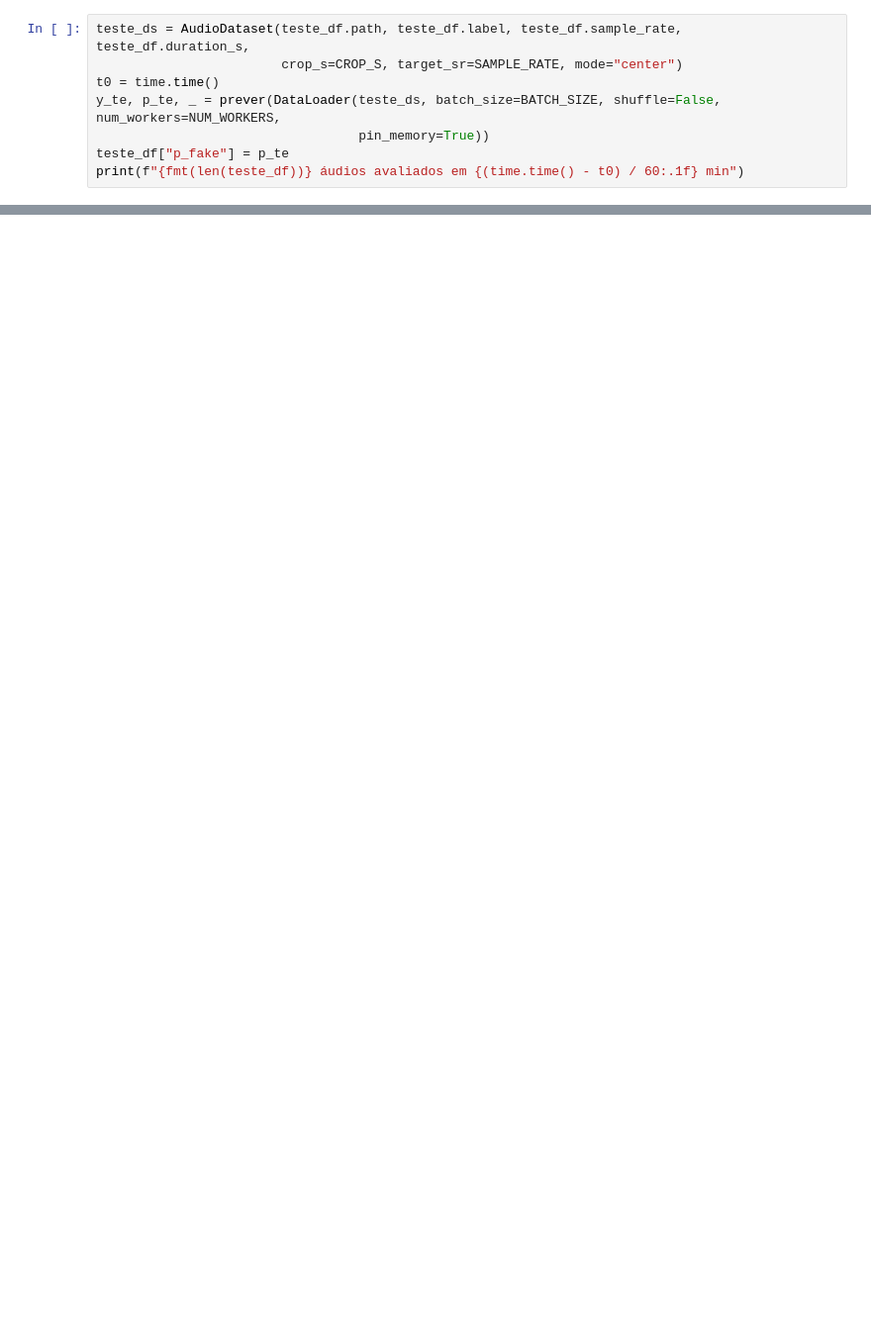
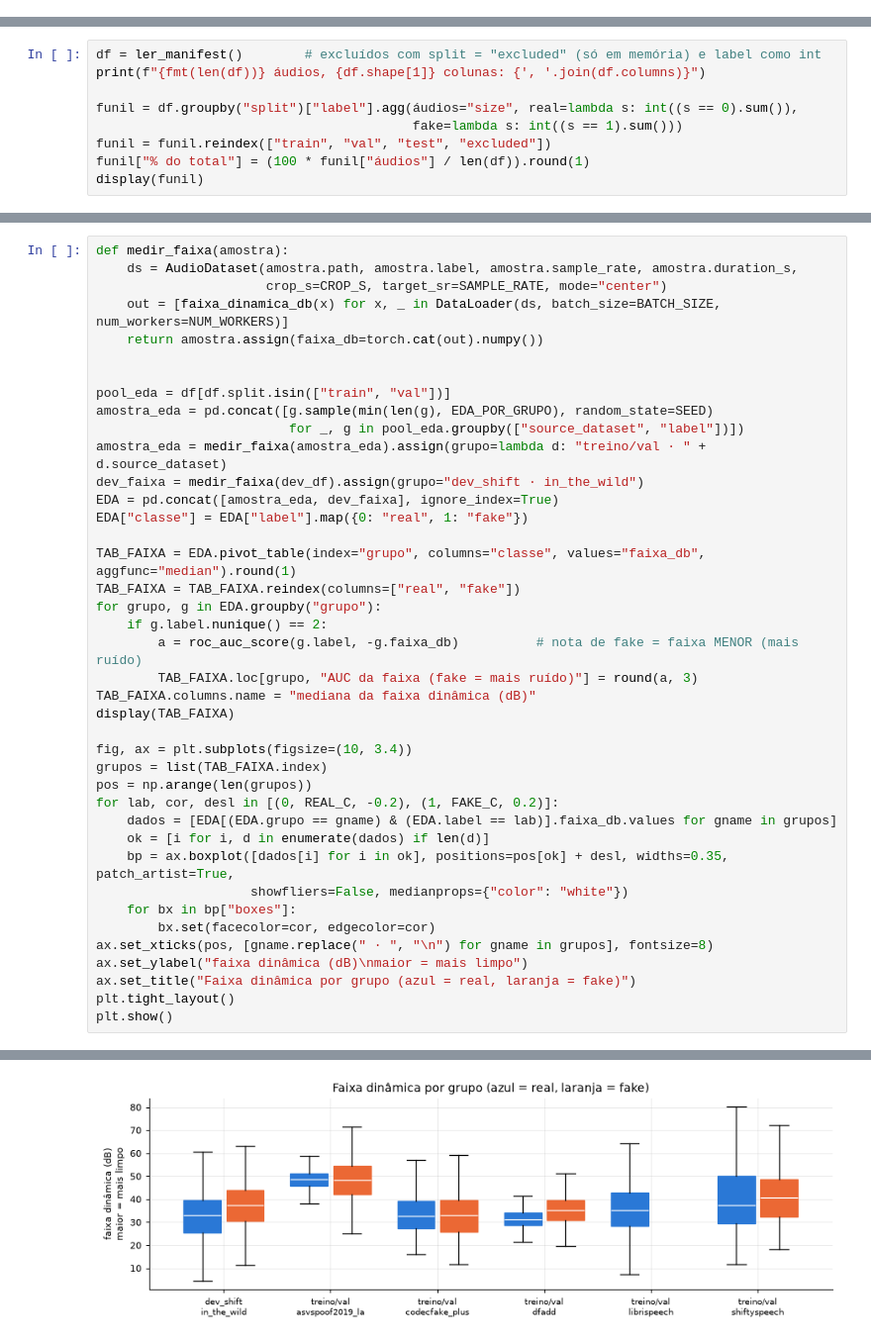
Before and after one commit to FredericoAyres/projeto_final_AI, a Jupyter notebook: notebook.ipynb, the cells around one changed output, grey strips where cells are left out. Shown at 99% size. Saved outputs shown, nothing was run; the diff lists cells and outputs as text; blank space fills up the shorter version.

Commit message:
v2: augmentation, dev_shift, historico de versoes e CLAUDE.md

```diff
--- a/notebook.ipynb
+++ b/notebook.ipynb
@@ -1466,8 +0,0 @@ Total: 51.320 áudios de teste (recorte central de 4 s).
-# %%
-teste_ds = AudioDataset(teste_df.path, teste_df.label, teste_df.sample_rate, teste_df.duration_s,
-                        crop_s=CROP_S, target_sr=SAMPLE_RATE, mode="center")
-t0 = time.time()
-y_te, p_te, _ = prever(DataLoader(teste_ds, batch_size=BATCH_SIZE, shuffle=False, num_workers=NUM_WORKERS,
-                                  pin_memory=True))
-teste_df["p_fake"] = p_te
-print(f"{fmt(len(teste_df))} áudios avaliados em {(time.time() - t0) / 60:.1f} min")
@@ -1661,0 +332,9 @@ asvspoof2021_df: 110 geradores na amostra; recall mediano 56.1%, pior 13.0%, mel
+# %%
+df = ler_manifest()        # excluídos com split = "excluded" (só em memória) e label como int
+print(f"{fmt(len(df))} áudios, {df.shape[1]} colunas: {', '.join(df.columns)}")
+
+funil = df.groupby("split")["label"].agg(áudios="size", real=lambda s: int((s == 0).sum()),
+                                         fake=lambda s: int((s == 1).sum()))
+funil = funil.reindex(["train", "val", "test", "excluded"])
+funil["% do total"] = (100 * funil["áudios"] / len(df)).round(1)
+display(funil)
@@ -1661,0 +500,41 @@ asvspoof2021_df: 110 geradores na amostra; recall mediano 56.1%, pior 13.0%, mel
+# %%
+def medir_faixa(amostra):
+    ds = AudioDataset(amostra.path, amostra.label, amostra.sample_rate, amostra.duration_s,
+                      crop_s=CROP_S, target_sr=SAMPLE_RATE, mode="center")
+    out = [faixa_dinamica_db(x) for x, _ in DataLoader(ds, batch_size=BATCH_SIZE, num_workers=NUM_WORKERS)]
+    return amostra.assign(faixa_db=torch.cat(out).numpy())
+
+
+pool_eda = df[df.split.isin(["train", "val"])]
+amostra_eda = pd.concat([g.sample(min(len(g), EDA_POR_GRUPO), random_state=SEED)
+                         for _, g in pool_eda.groupby(["source_dataset", "label"])])
+amostra_eda = medir_faixa(amostra_eda).assign(grupo=lambda d: "treino/val · " + d.source_dataset)
+dev_faixa = medir_faixa(dev_df).assign(grupo="dev_shift · in_the_wild")
+EDA = pd.concat([amostra_eda, dev_faixa], ignore_index=True)
+EDA["classe"] = EDA["label"].map({0: "real", 1: "fake"})
+
+TAB_FAIXA = EDA.pivot_table(index="grupo", columns="classe", values="faixa_db", aggfunc="median").round(1)
+TAB_FAIXA = TAB_FAIXA.reindex(columns=["real", "fake"])
+for grupo, g in EDA.groupby("grupo"):
+    if g.label.nunique() == 2:
+        a = roc_auc_score(g.label, -g.faixa_db)          # nota de fake = faixa MENOR (mais ruído)
+        TAB_FAIXA.loc[grupo, "AUC da faixa (fake = mais ruído)"] = round(a, 3)
+TAB_FAIXA.columns.name = "mediana da faixa dinâmica (dB)"
+display(TAB_FAIXA)
+
+fig, ax = plt.subplots(figsize=(10, 3.4))
+grupos = list(TAB_FAIXA.index)
+pos = np.arange(len(grupos))
+for lab, cor, desl in [(0, REAL_C, -0.2), (1, FAKE_C, 0.2)]:
+    dados = [EDA[(EDA.grupo == gname) & (EDA.label == lab)].faixa_db.values for gname in grupos]
+    ok = [i for i, d in enumerate(dados) if len(d)]
+    bp = ax.boxplot([dados[i] for i in ok], positions=pos[ok] + desl, widths=0.35, patch_artist=True,
+                    showfliers=False, medianprops={"color": "white"})
+    for bx in bp["boxes"]:
+        bx.set(facecolor=cor, edgecolor=cor)
+ax.set_xticks(pos, [gname.replace(" · ", "\n") for gname in grupos], fontsize=8)
+ax.set_ylabel("faixa dinâmica (dB)\nmaior = mais limpo")
+ax.set_title("Faixa dinâmica por grupo (azul = real, laranja = fake)")
+plt.tight_layout()
+plt.show()
+# %% [output]
@@ -1661,0 +549 @@ asvspoof2021_df: 110 geradores na amostra; recall mediano 56.1%, pior 13.0%, mel
+[figure, added]
```
Also changed, not shown: parts of 122 cells of this notebook, 23 other files.
